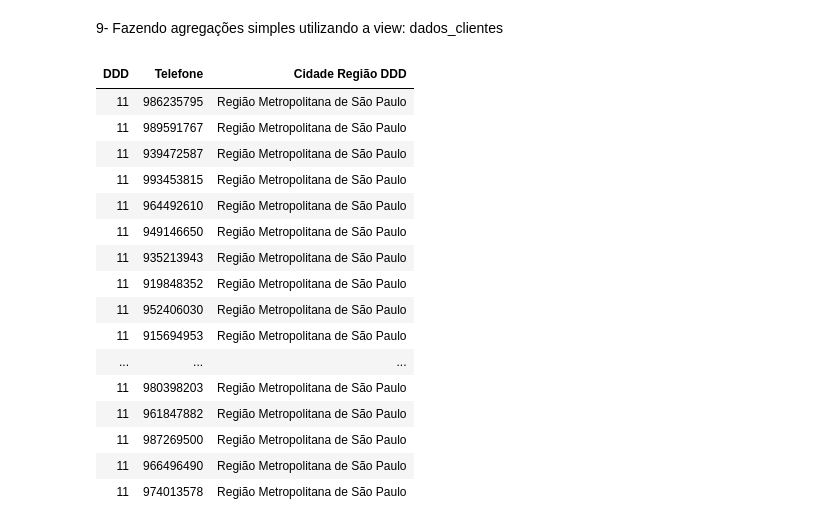
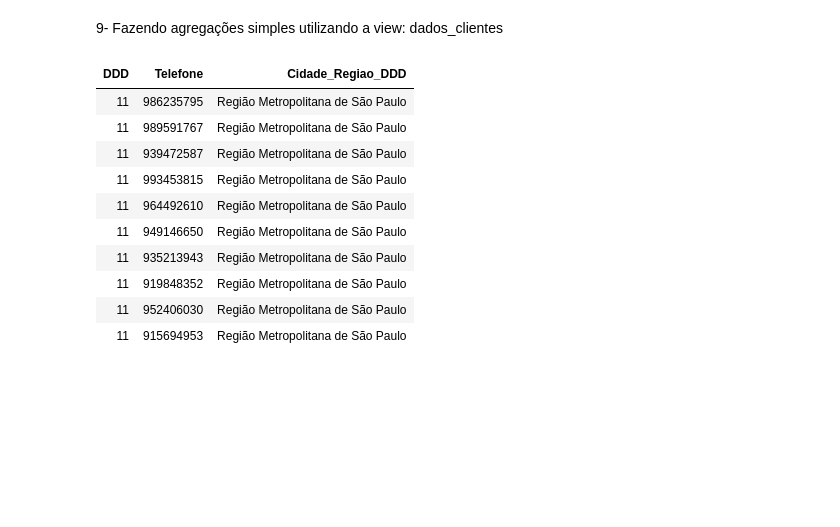
Before and after one commit to amandah-coslo-nttdata/ingestao-dados-csv, a Jupyter notebook: pt2-ingestao_dados_csv-costumer.ipynb, the cells around one changed output. Cells and saved outputs as stored; diff of their text form; code cells hidden in the pictures; blank space fills up the shorter version.

```diff
--- a/pt2-ingestao_dados_csv-costumer.ipynb
+++ b/pt2-ingestao_dados_csv-costumer.ipynb
@@ -302,22 +314,23 @@ SELECT * FROM dados_clientes
 # %%
 %sql
 -- DDD, Número do telefone e a Cidade Região de cada um dos DDD
 SELECT DDD
 ,`Número Telefone` as Telefone
 ,CASE WHEN DDD = 11 THEN 'Região Metropolitana de São Paulo'
       WHEN DDD = 12 THEN 'Vale do Paraíba e Litoral Norte'
       WHEN DDD = 13 THEN 'Baixada Santista'
       WHEN DDD = 14 THEN 'Bauru e região'
       WHEN DDD = 15 THEN 'Sorocaba e região'
       WHEN DDD = 16 THEN 'Ribeirão Preto e região'
       WHEN DDD = 17 THEN 'São José do Rio Preto e região'
       WHEN DDD = 18 THEN 'Presidente Prudente e região'
       WHEN DDD = 19 THEN 'Campinas e região'
     ELSE 'Outro Estado'
-  END AS `Cidade Região DDD`
+  END AS `Cidade_Regiao_DDD`
 FROM dados_clientes
+LIMIT 10;
 # %% [output]
-| DDD | Telefone | Cidade Região DDD |
+| DDD | Telefone | Cidade_Regiao_DDD |
 | 11 | 986235795 | Região Metropolitana de São Paulo |
 | 11 | 989591767 | Região Metropolitana de São Paulo |
 | 11 | 939472587 | Região Metropolitana de São Paulo |
@@ -328,12 +341,6 @@ FROM dados_clientes
 | 11 | 919848352 | Região Metropolitana de São Paulo |
 | 11 | 952406030 | Região Metropolitana de São Paulo |
 | 11 | 915694953 | Região Metropolitana de São Paulo |
-| ... | ... | ... |
-| 11 | 980398203 | Região Metropolitana de São Paulo |
-| 11 | 961847882 | Região Metropolitana de São Paulo |
-| 11 | 987269500 | Região Metropolitana de São Paulo |
-| 11 | 966496490 | Região Metropolitana de São Paulo |
-| 11 | 974013578 | Região Metropolitana de São Paulo |
 # %%
 %sql
 -- Retornar os dados dos clientes que começam com a letra 'J'
```
Also changed, not shown: parts of 11 cells of this notebook, 2 other files.
